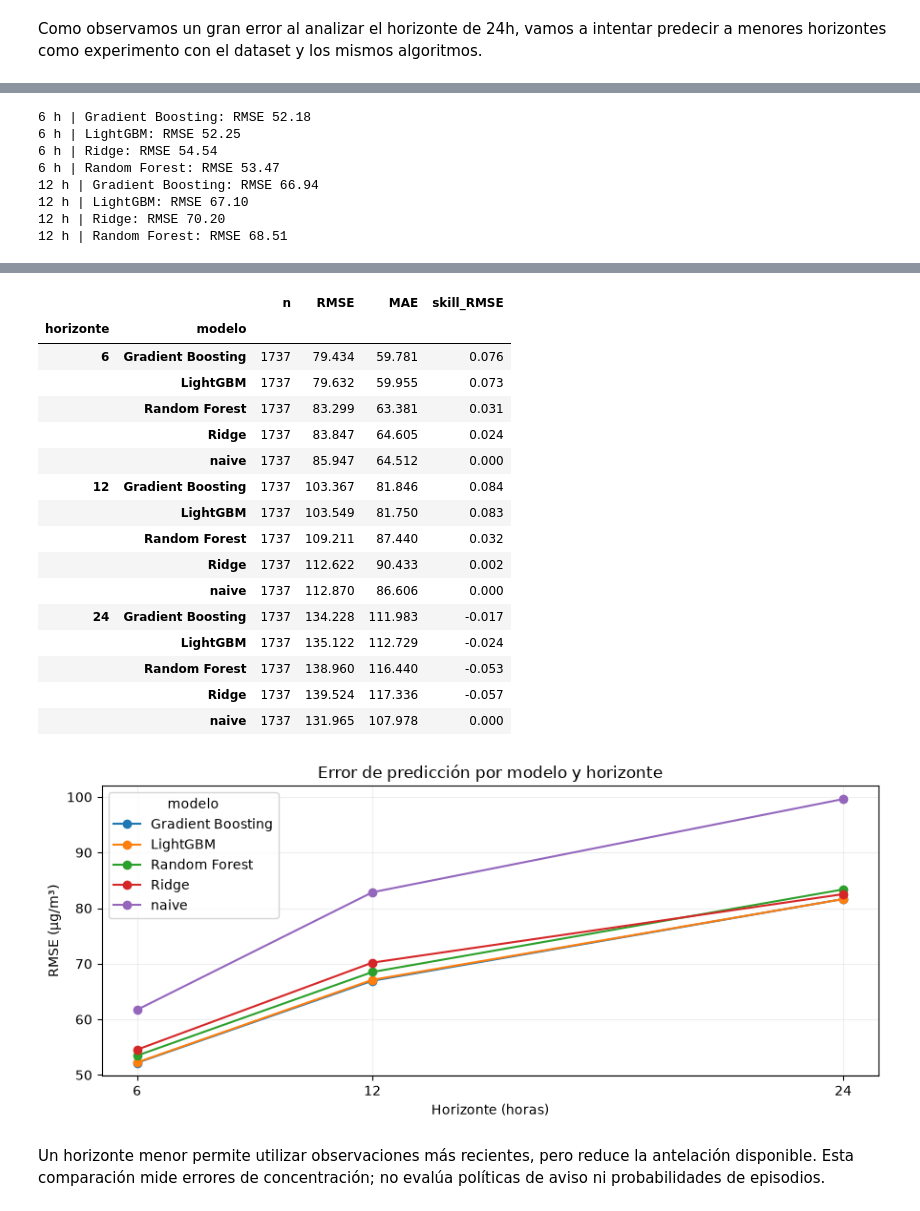
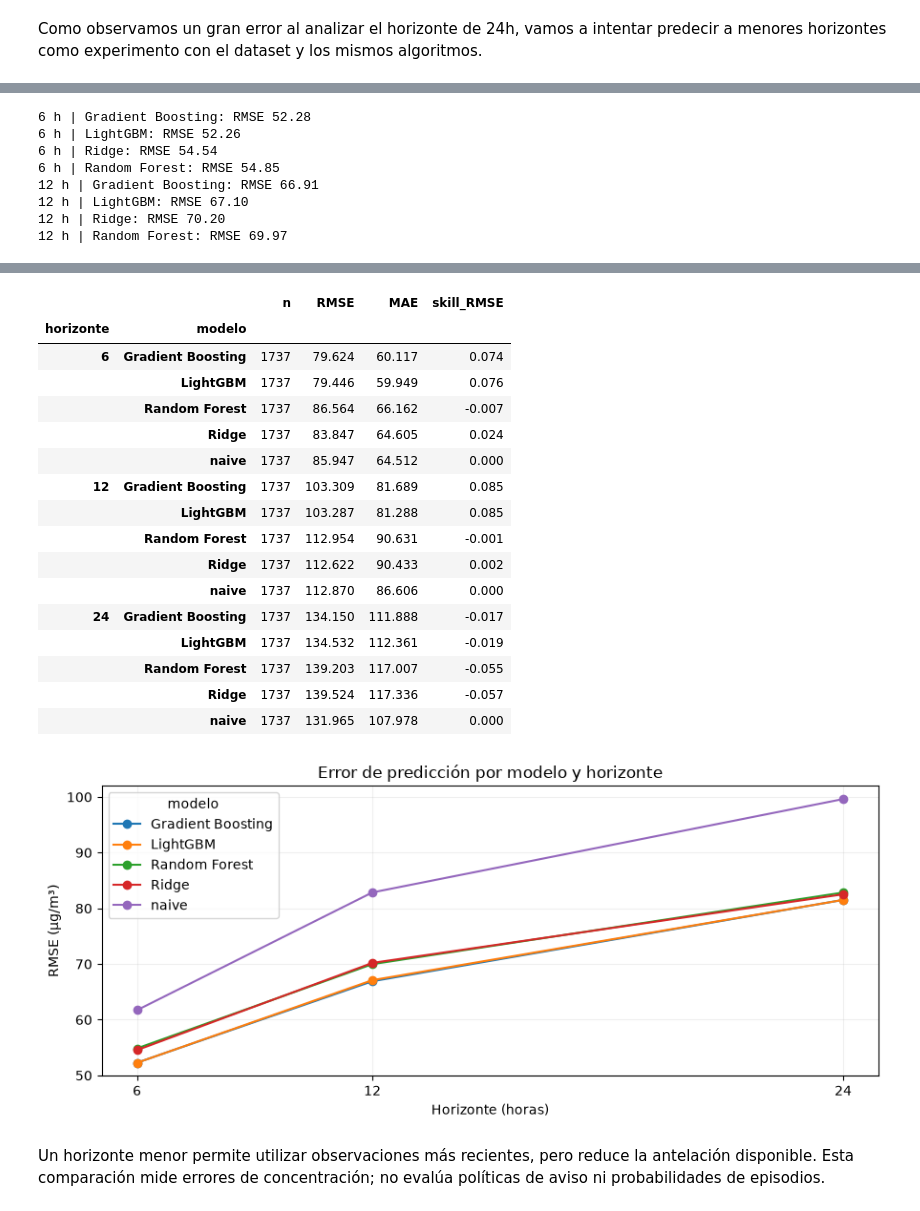
Before and after one commit to AntonioBelloCastro/beijing-air-quality, a Jupyter notebook: notebooks/05_2_modelos_ml.ipynb, the cells around one changed output, grey strips where cells are left out. Saved outputs shown, nothing was run; the diff lists cells and outputs as text; code cells hidden in the pictures.

Commit message:
fix - ForecasterDirect + GridSearch

```diff
--- a/notebooks/05_2_modelos_ml.ipynb
+++ b/notebooks/05_2_modelos_ml.ipynb
@@ -108,7 +107,13 @@ Los huecos de PM2.5 se completan hacia delante; las filas afectadas reciben peso
 # %%
-lags_skforecast = [24, 25, 26, 27, 30, 36, 48]
-filas_afectadas = pm25_imputado.copy()
-for retardo in lags_skforecast:
-    filas_afectadas = filas_afectadas | pm25_imputado.shift(retardo, fill_value=False)
-print('Lags de skforecast:', lags_skforecast)
-print('Ejemplos afectados por imputacion:', int(filas_afectadas.sum()))
+retardos_origen = [0, 1, 2, 3, 6, 12, 24]
+
+def crear_forecaster(modelo, h=H):
+    lags = [h + retardo for retardo in retardos_origen]
+    afectadas = pm25_imputado.copy()
+    for lag in lags:
+        afectadas |= pm25_imputado.shift(lag, fill_value=True)
+    def pesos(index):
+        return (~afectadas.loc[index]).astype(float).to_numpy()
+    return ForecasterDirect(
+        estimator=clone(modelo), steps=1, lags=lags, weight_func=pesos, n_jobs=-1,
+    )
@@ -251,7 +229,7 @@ grupos = {
 }
 aporte_variables = []
 for nombre, columnas in grupos.items():
-    resultado = validar(StandardizedRidge(alpha=100), columnas)
+    resultado = buscar(StandardizedRidge(alpha=100), {}, columnas)
     aporte_variables.append({'variables': nombre, 'RMSE': resultado['RMSE'].mean(),
                             'MAE': resultado['MAE'].mean()})
 aporte_variables = pd.DataFrame(aporte_variables).set_index('variables')
@@ -575,21 +630,9 @@ resultados_horizontes = [metricas.reset_index().assign(horizonte=24)]
 predicciones_horizontes = {24: predicciones.copy()}
 for h in [6, 12]:
     exog_h = exogenas_horizonte(h)
-    lags_h = [h + retraso for retraso in [0, 1, 2, 3, 6, 12, 24]]
-    afectadas_h = pm25_imputado.copy()
-    for lag in lags_h:
-        afectadas_h |= pm25_imputado.shift(lag, fill_value=True)
-    def pesos_h(index):
-        return (~afectadas_h.reindex(index).fillna(True)).astype(float).to_numpy()
     preds = pd.DataFrame({'real': y_test, 'naive': y_sf.shift(h).loc[y_test.index]})
-    for _, fila in mejores.iterrows():
-        nombre = fila['modelo']
-        modelo = clone(candidatos[nombre][fila['configuracion']])
-        f = ForecasterRecursive(estimator=modelo, lags=lags_h, weight_func=pesos_h)
-        with threadpool_limits(limits=2):
-            f.fit(y=y_train_final, exog=exog_h.loc[y_train_final.index])
-            X, _ = f.create_train_X_y(y=y_sf, exog=exog_h)
-            preds[nombre] = f.estimator.predict(X.loc[y_test.index].to_numpy()).clip(min=0)
+    for nombre, modelo in modelos_finales.items():
+        preds[nombre] = predecir(modelo, h, exog_h, inicio_test, fin_test).loc[y_test.index]
         print(f'{h} h | {nombre}: RMSE {rmse(y_test, preds[nombre]):.2f}', flush=True)
     predicciones_horizontes[h] = preds
     for nombre in preds.columns.drop('real'):
@@ -610,13 +653,13 @@ plt.grid(alpha=0.2)
 plt.tight_layout()
 plt.show()
 # %% [output]
-6 h | Gradient Boosting: RMSE 52.18
-6 h | LightGBM: RMSE 52.25
+6 h | Gradient Boosting: RMSE 52.28
+6 h | LightGBM: RMSE 52.26
 6 h | Ridge: RMSE 54.54
-6 h | Random Forest: RMSE 53.47
-12 h | Gradient Boosting: RMSE 66.94
+6 h | Random Forest: RMSE 54.85
+12 h | Gradient Boosting: RMSE 66.91
 12 h | LightGBM: RMSE 67.10
 12 h | Ridge: RMSE 70.20
-12 h | Random Forest: RMSE 68.51
+12 h | Random Forest: RMSE 69.97
 |  |  | n | RMSE | MAE | skill_RMSE |
 | horizonte | modelo |  |  |  |  |
@@ -636,23 +679,23 @@ plt.show()
 |  | Ridge | 8637 | 82.520 | 60.811 | 0.172 |
 |  | naive | 8637 | 99.624 | 67.789 | 0.000 |
 |  |  | n | RMSE | MAE | skill_RMSE |
 | horizonte | modelo |  |  |  |  |
-| 6 | Gradient Boosting | 1737 | 79.434 | 59.781 | 0.076 |
-|  | LightGBM | 1737 | 79.632 | 59.955 | 0.073 |
-|  | Random Forest | 1737 | 83.299 | 63.381 | 0.031 |
+| 6 | Gradient Boosting | 1737 | 79.624 | 60.117 | 0.074 |
+|  | LightGBM | 1737 | 79.446 | 59.949 | 0.076 |
+|  | Random Forest | 1737 | 86.564 | 66.162 | -0.007 |
 |  | Ridge | 1737 | 83.847 | 64.605 | 0.024 |
 |  | naive | 1737 | 85.947 | 64.512 | 0.000 |
-| 12 | Gradient Boosting | 1737 | 103.367 | 81.846 | 0.084 |
-|  | LightGBM | 1737 | 103.549 | 81.750 | 0.083 |
-|  | Random Forest | 1737 | 109.211 | 87.440 | 0.032 |
+| 12 | Gradient Boosting | 1737 | 103.309 | 81.689 | 0.085 |
+|  | LightGBM | 1737 | 103.287 | 81.288 | 0.085 |
+|  | Random Forest | 1737 | 112.954 | 90.631 | -0.001 |
 |  | Ridge | 1737 | 112.622 | 90.433 | 0.002 |
 |  | naive | 1737 | 112.870 | 86.606 | 0.000 |
-| 24 | Gradient Boosting | 1737 | 134.228 | 111.983 | -0.017 |
-|  | LightGBM | 1737 | 135.122 | 112.729 | -0.024 |
-|  | Random Forest | 1737 | 138.960 | 116.440 | -0.053 |
+| 24 | Gradient Boosting | 1737 | 134.150 | 111.888 | -0.017 |
+|  | LightGBM | 1737 | 134.532 | 112.361 | -0.019 |
+|  | Random Forest | 1737 | 139.203 | 117.007 | -0.055 |
 |  | Ridge | 1737 | 139.524 | 117.336 | -0.057 |
 |  | naive | 1737 | 131.965 | 107.978 | 0.000 |
-[figure, old version]
+[figure, new version]
 # %% [markdown]
 Un horizonte menor permite utilizar observaciones más recientes, pero reduce la
 antelación disponible. Esta comparación mide errores de concentración; no evalúa
```
Also changed, not shown: parts of 17 cells of this notebook.
